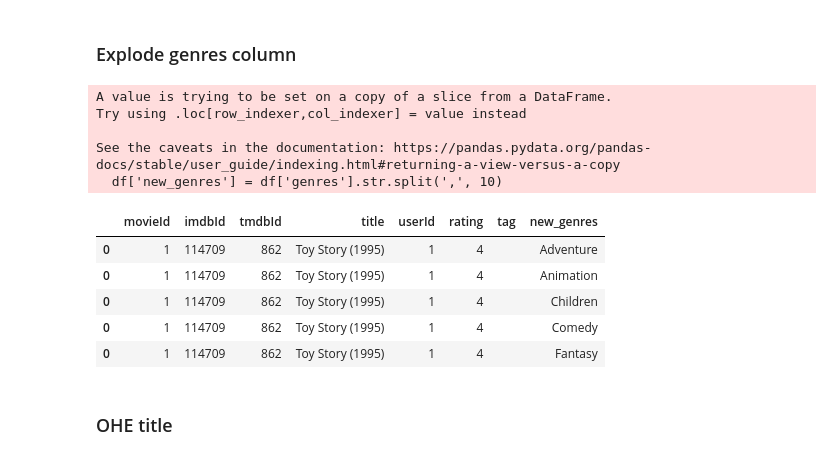
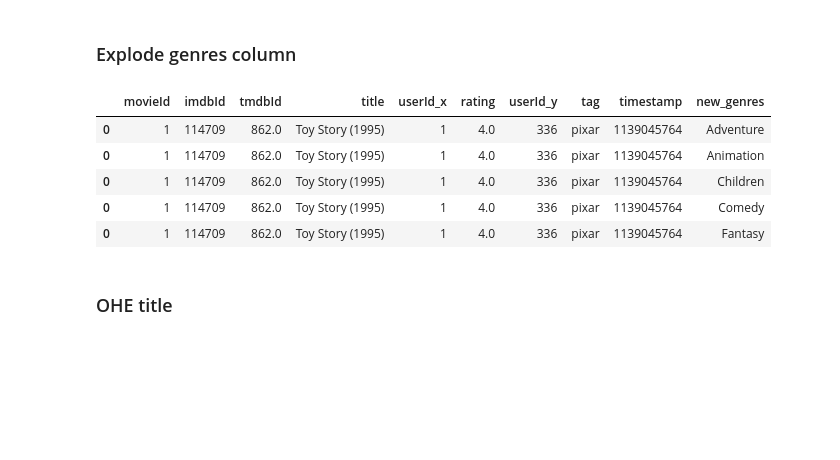
Before and after one commit to dablake7/bsc-phase-four-project, a Jupyter notebook: notebooks/exploratory/gabe/phase_4_project.ipynb, the cells around one changed output. Cells and saved outputs as stored; diff of their text form; code cells hidden in the pictures; blank space fills up the shorter version.

```diff
--- a/notebooks/exploratory/gabe/phase_4_project.ipynb
+++ b/notebooks/exploratory/gabe/phase_4_project.ipynb
@@ -89,4 +83,4 @@ dtype: int64
 # %%
 # replace | with , in the genres column
-df['genres'] = df['genres'].str.replace('|',' , ')
+new_3['genres'] = new_3['genres'].str.replace('|',' , ')
 # %%
@@ -98,28 +92,22 @@ df.to_csv('/Users/gabrielwarner/Data-Science/Projects/phase_4/movies_2.csv')
 ### Explode genres column
 # %%
 # split genre column based on ,
-df['new_genres'] = df['genres'].str.split(',', 10)
+new_3['new_genres'] = new_3['genres'].str.split(',', 10)
-# %% [output]
-A value is trying to be set on a copy of a slice from a DataFrame.
-Try using .loc[row_indexer,col_indexer] = value instead
-
-See the caveats in the documentation: https://pandas.pydata.org/pandas-docs/stable/user_guide/indexing.html#returning-a-view-versus-a-copy
-  df['new_genres'] = df['genres'].str.split(',', 10)
 # %%
 # explode new_genres
-df = df.explode('new_genres')
+df = new_3.explode('new_genres')
 # %%
 # drop genres from df
-df = df.drop(columns=['genres'])
+df_2 = df.drop(columns=['genres'])
 # %%
-df.head()
+df_2.head()
 # %% [output]
-|  | movieId | imdbId | tmdbId | title | userId | rating | tag | new_genres |
-| 0 | 1 | 114709 | 862 | Toy Story (1995) | 1 | 4 |  | Adventure |
-| 0 | 1 | 114709 | 862 | Toy Story (1995) | 1 | 4 |  | Animation |
-| 0 | 1 | 114709 | 862 | Toy Story (1995) | 1 | 4 |  | Children |
-| 0 | 1 | 114709 | 862 | Toy Story (1995) | 1 | 4 |  | Comedy |
-| 0 | 1 | 114709 | 862 | Toy Story (1995) | 1 | 4 |  | Fantasy |
+|  | movieId | imdbId | tmdbId | title | userId_x | rating | userId_y | tag | timestamp | new_genres |
+| 0 | 1 | 114709 | 862.0 | Toy Story (1995) | 1 | 4.0 | 336 | pixar | 1139045764 | Adventure |
+| 0 | 1 | 114709 | 862.0 | Toy Story (1995) | 1 | 4.0 | 336 | pixar | 1139045764 | Animation |
+| 0 | 1 | 114709 | 862.0 | Toy Story (1995) | 1 | 4.0 | 336 | pixar | 1139045764 | Children |
+| 0 | 1 | 114709 | 862.0 | Toy Story (1995) | 1 | 4.0 | 336 | pixar | 1139045764 | Comedy |
+| 0 | 1 | 114709 | 862.0 | Toy Story (1995) | 1 | 4.0 | 336 | pixar | 1139045764 | Fantasy |
 # %% [markdown]
 ### OHE title
 # %%
```
Also changed, not shown: parts of 56 cells of this notebook.
